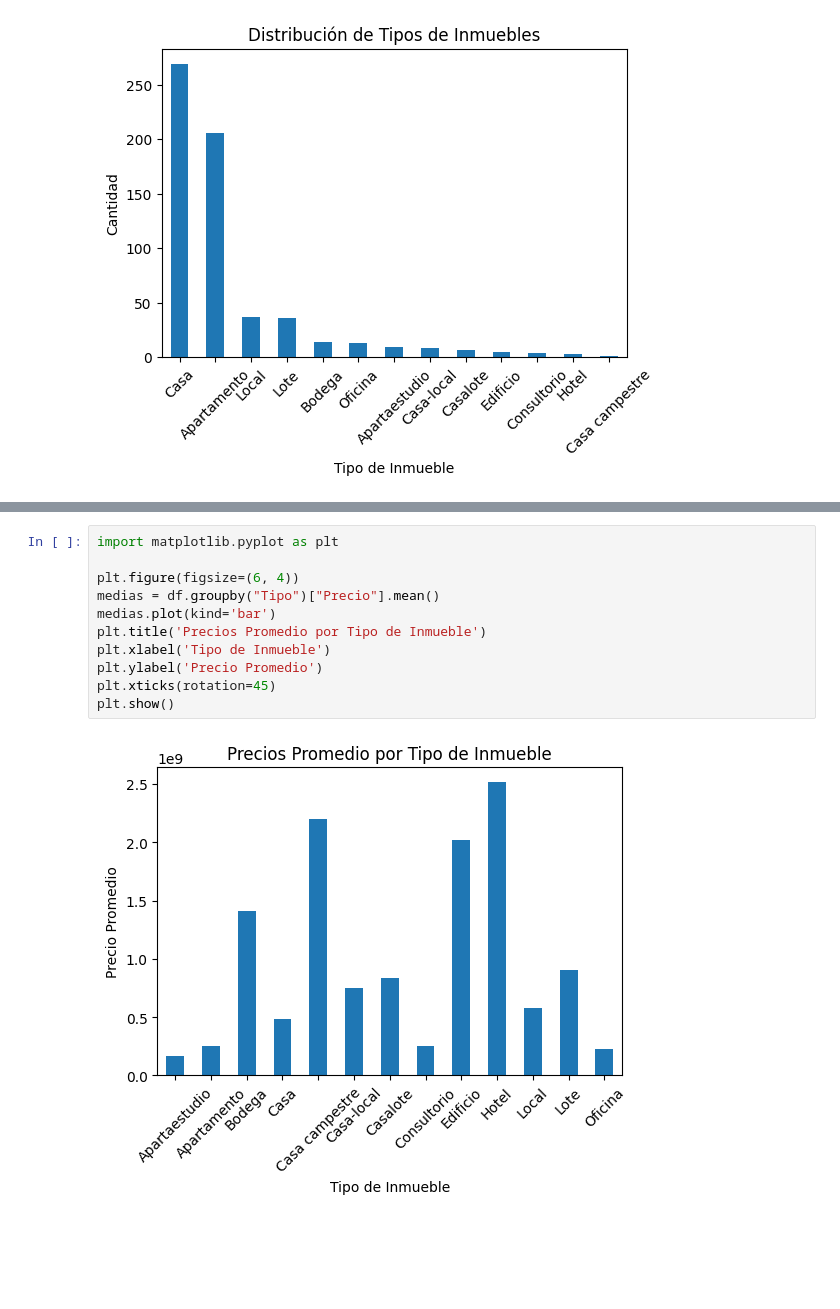
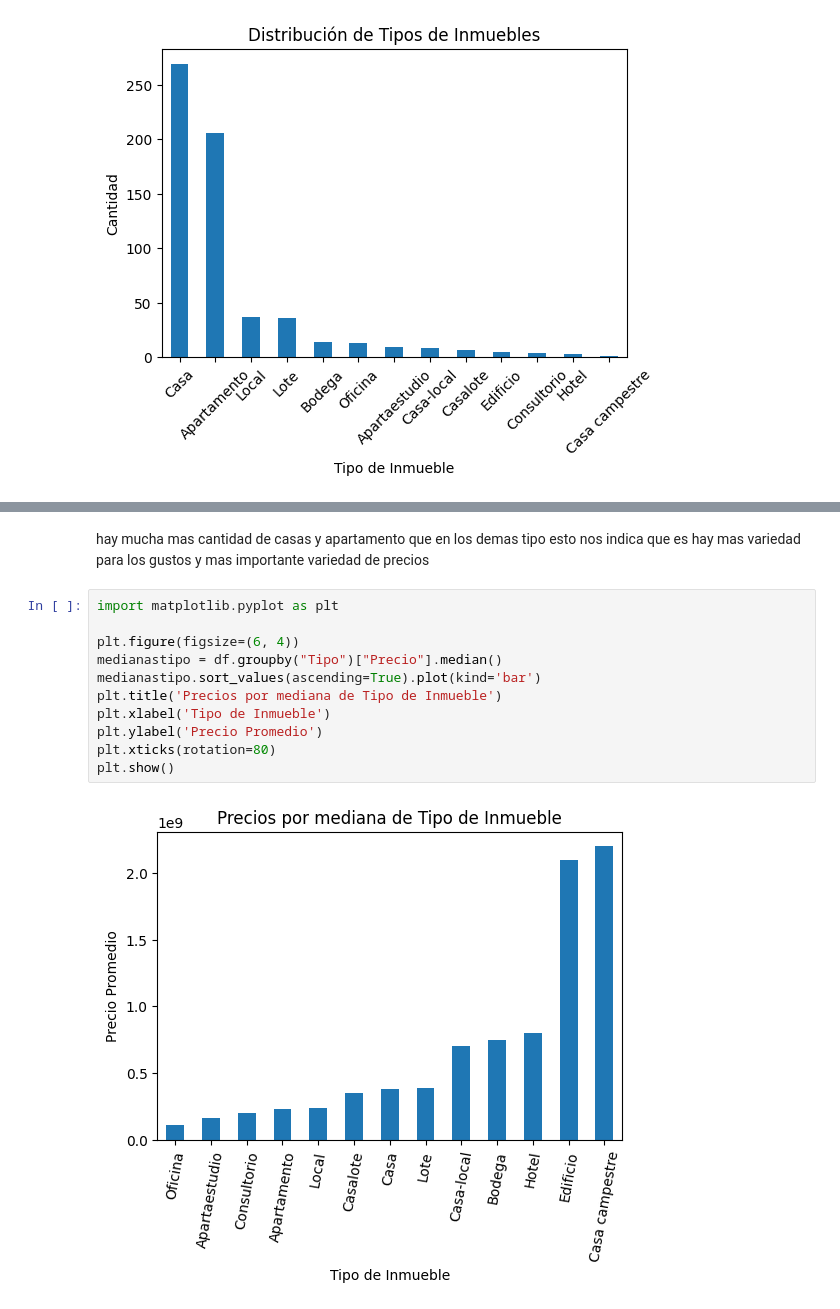
Before and after one commit to devjorgem/data-team, a Jupyter notebook: analisis de datos renta bien/rentabien_analisis.ipynb, the cells around one changed output, grey strips where cells are left out. Saved outputs shown, nothing was run; the diff lists cells and outputs as text; blank space fills up the shorter version.

```diff
--- a/analisis de datos renta bien/rentabien_analisis.ipynb
+++ b/analisis de datos renta bien/rentabien_analisis.ipynb
@@ -247,13 +221,15 @@ Name: Precio, dtype: float64
+# %% [markdown]
+hay mucha mas cantidad de casas y apartamento que en los demas tipo esto nos indica que es hay mas variedad para los gustos y mas importante variedad de precios
 # %%
 import matplotlib.pyplot as plt
 
 plt.figure(figsize=(6, 4))
-medias = df.groupby("Tipo")["Precio"].mean()
-medias.plot(kind='bar')
-plt.title('Precios Promedio por Tipo de Inmueble')
+medianastipo = df.groupby("Tipo")["Precio"].median()
+medianastipo.sort_values(ascending=True).plot(kind='bar')
+plt.title('Precios por mediana de Tipo de Inmueble')
 plt.xlabel('Tipo de Inmueble')
 plt.ylabel('Precio Promedio')
-plt.xticks(rotation=45)
+plt.xticks(rotation=80)
 plt.show()
 # %% [output]
-[figure, old version]
+[figure, new version]
```
Also changed, not shown: parts of 20 cells of this notebook.
